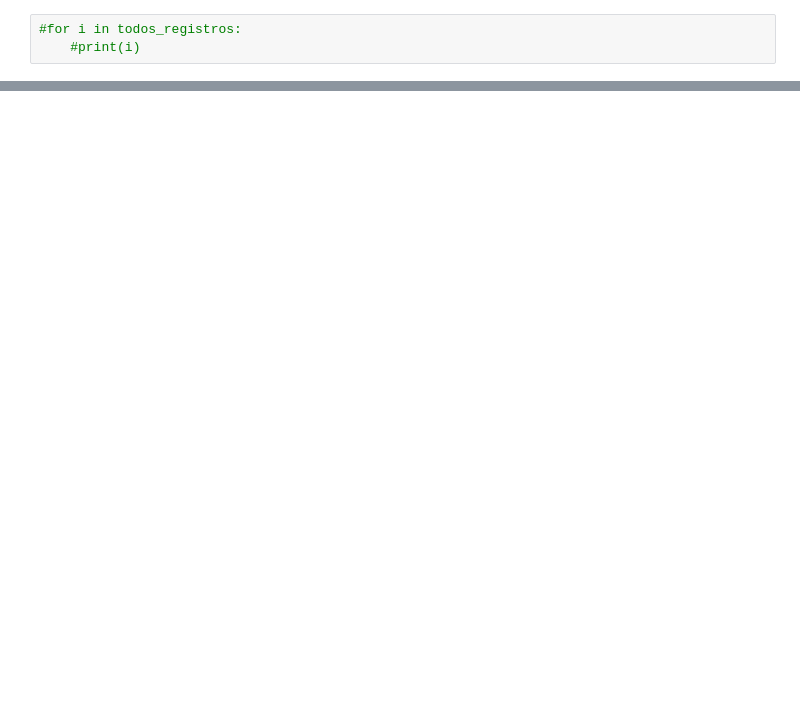
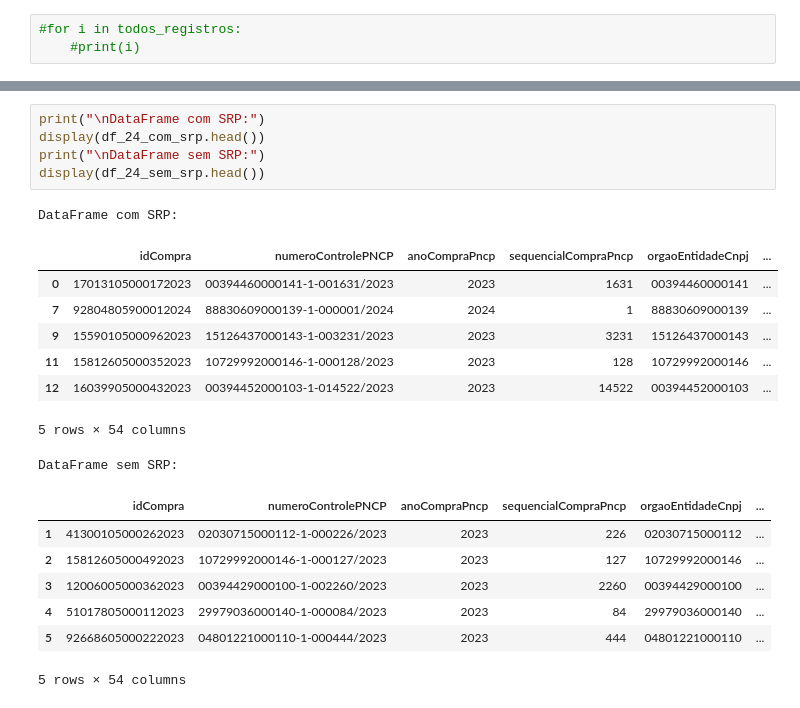
Before and after one commit to VictorLapaDev/Faculdade, a Jupyter notebook: 2-Semestre/4 Feira - Arquitetura de Dados/26.09.09/notebook.ipynb, the cells around one changed output, grey strips where cells are left out. Saved outputs shown, nothing was run; the diff lists cells and outputs as text; blank space fills up the shorter version.

```diff
--- a/2-Semestre/4 Feira - Arquitetura de Dados/26.09.09/notebook.ipynb
+++ b/2-Semestre/4 Feira - Arquitetura de Dados/26.09.09/notebook.ipynb
@@ -191,2 +175,24 @@ df_resumido.head(10)
+# %%
+print("\nDataFrame com SRP:")
+display(df_24_com_srp.head())
+print("\nDataFrame sem SRP:")
+display(df_24_sem_srp.head())
+# %% [output]
+DataFrame com SRP:
+|  | idCompra | numeroControlePNCP | anoCompraPncp | sequencialCompraPncp | orgaoEntidadeCnpj | ... |
+| 0 | 17013105000172023 | 00394460000141-1-001631/2023 | 2023 | 1631 | 00394460000141 | ... |
+| 7 | 92804805900012024 | 88830609000139-1-000001/2024 | 2024 | 1 | 88830609000139 | ... |
+| 9 | 15590105000962023 | 15126437000143-1-003231/2023 | 2023 | 3231 | 15126437000143 | ... |
+| 11 | 15812605000352023 | 10729992000146-1-000128/2023 | 2023 | 128 | 10729992000146 | ... |
+| 12 | 16039905000432023 | 00394452000103-1-014522/2023 | 2023 | 14522 | 00394452000103 | ... |
+5 rows × 54 columns
+DataFrame sem SRP:
+|  | idCompra | numeroControlePNCP | anoCompraPncp | sequencialCompraPncp | orgaoEntidadeCnpj | ... |
+| 1 | 41300105000262023 | 02030715000112-1-000226/2023 | 2023 | 226 | 02030715000112 | ... |
+| 2 | 15812605000492023 | 10729992000146-1-000127/2023 | 2023 | 127 | 10729992000146 | ... |
+| 3 | 12006005000362023 | 00394429000100-1-002260/2023 | 2023 | 2260 | 00394429000100 | ... |
+| 4 | 51017805000112023 | 29979036000140-1-000084/2023 | 2023 | 84 | 29979036000140 | ... |
+| 5 | 92668605000222023 | 04801221000110-1-000444/2023 | 2023 | 444 | 04801221000110 | ... |
+5 rows × 54 columns
 # %%
 # GroupBy agregando com nunique (únicos) e count (total de registros)
```
Also changed, not shown: parts of 19 cells of this notebook.
